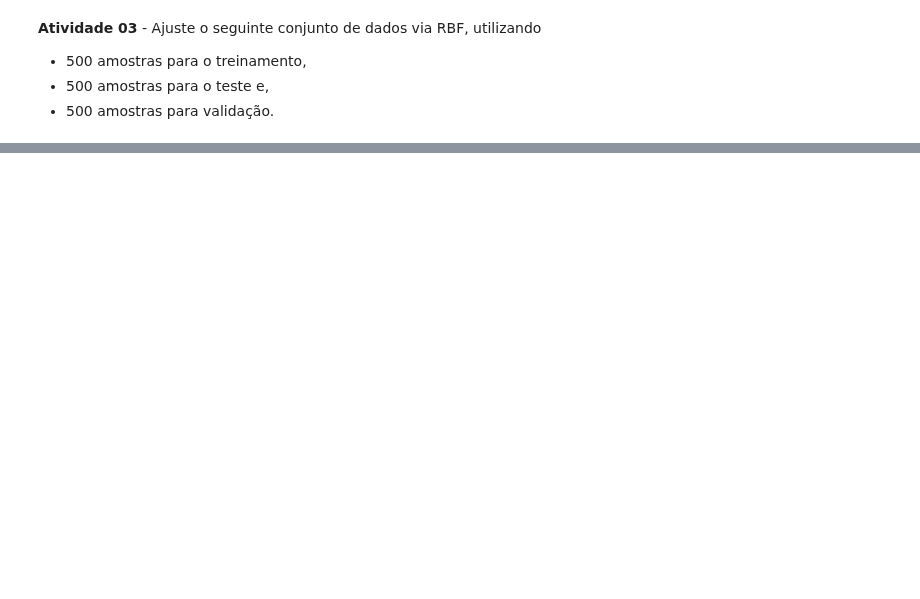
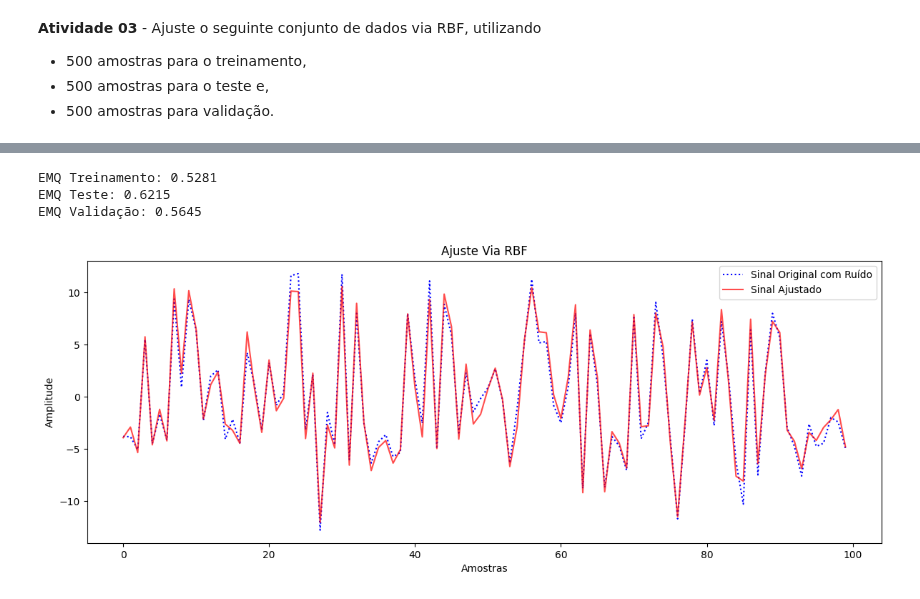
Before and after one commit to DanielMedeiros1/LAB-CN, a Jupyter notebook: Lab_04.ipynb, the cells around one changed output, grey strips where cells are left out. Cells and saved outputs as stored; diff of their text form; code cells hidden in the pictures; blank space fills up the shorter version.

```diff
--- a/Lab_04.ipynb
+++ b/Lab_04.ipynb
@@ -213,0 +295,79 @@ plt.show()
+# %%
+import numpy as np
+import numpy.linalg as la
+import matplotlib.pyplot as plt
+
+indices = np.arange(N)
+np.random.shuffle(indices)
+train_idx = indices[:500]
+test_idx = indices[500:1000]
+val_idx = indices[1000:]
+
+X_train, d_train = x[train_idx], d[train_idx]
+X_test, d_test = x[test_idx], d[test_idx]
+X_val, d_val = x[val_idx], d[val_idx]
+
+
+n_centroids = 20
+centroid_indices = np.random.choice(X_train.shape[0], n_centroids, replace=False)
+centroids = X_train[centroid_indices]
+
+
+def rbf_activation(X, centroids, gamma=0.1):
+    n_samples = X.shape[0]
+    n_centroids = centroids.shape[0]
+    activations = np.zeros((n_samples, n_centroids))
+
+    for i in range(n_samples):
+        for j in range(n_centroids):
+            distance = la.norm(X[i] - centroids[j])
+            activations[i, j] = np.exp(-gamma * distance**2)
+
+    return activations
+
+
+phi_train = rbf_activation(X_train, centroids)
+phi_test = rbf_activation(X_test, centroids)
+phi_val = rbf_activation(X_val, centroids)
+
+
+w = la.pinv(phi_train.T @ phi_train) @ phi_train.T @ d_train
+
+
+def predict(phi, w):
+    return phi @ w
+
+d_pred_train = predict(phi_train, w)
+d_pred_test = predict(phi_test, w)
+d_pred_val = predict(phi_val, w)
+
+
+def emq(y_true, y_pred):
+    return (1 / len(y_true)) * np.sum((y_true - y_pred) ** 2)
+
+emq_train = emq(d_train, d_pred_train)
+emq_test = emq(d_test, d_pred_test)
+emq_val = emq(d_val, d_pred_val)
+
+print(f"EMQ Treinamento: {emq_train:.4f}")
+print(f"EMQ Teste: {emq_test:.4f}")
+print(f"EMQ Validação: {emq_val:.4f}")
+
+
+plt.figure(figsize=(12, 9))
+
+
+plt.subplot(2, 1, 1)
+plt.title("Ajuste Via RBF")
+plt.plot(d_test[:100], "b:", label="Sinal Original com Ruído")
+plt.plot(d_pred_test[:100], "r-", label="Sinal Ajustado", alpha=0.7)
+plt.xlabel("Amostras")
+plt.ylabel("Amplitude")
+plt.legend()
+plt.tight_layout()
+plt.show()
+# %% [output]
+EMQ Treinamento: 0.5281
+EMQ Teste: 0.6215
+EMQ Validação: 0.5645
+[figure, added]
```
Also changed, not shown: parts of 4 cells of this notebook.
